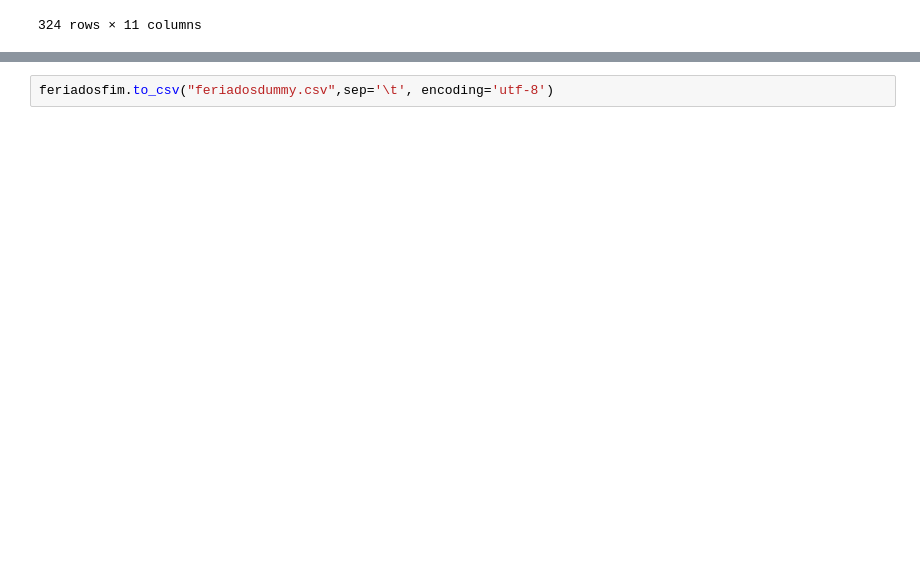
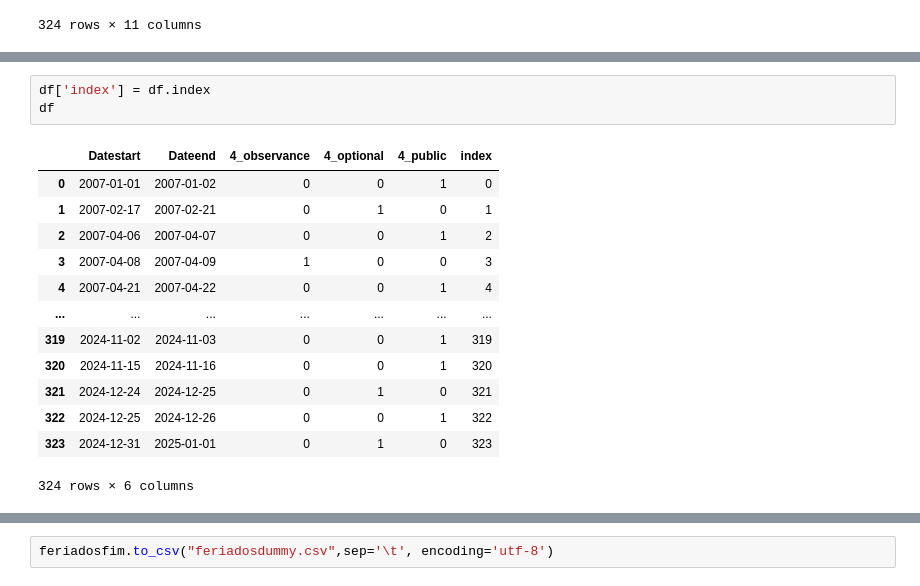
Before and after one commit to marreapato/Forecasting_Paper_XAI, a Jupyter notebook: Holidays/TreatingHolidaysData.ipynb, the cells around one changed output, grey strips where cells are left out. Drawn from its saved outputs; the diff is of its cells as text; blank space fills up the shorter version.

```diff
--- a/Holidays/TreatingHolidaysData.ipynb
+++ b/Holidays/TreatingHolidaysData.ipynb
@@ -66,0 +95,17 @@ feriadosfim.head()
+# %%
+df['index'] = df.index
+df
+# %% [output]
+|  | Datestart | Dateend | 4_observance | 4_optional | 4_public | index |
+| 0 | 2007-01-01 | 2007-01-02 | 0 | 0 | 1 | 0 |
+| 1 | 2007-02-17 | 2007-02-21 | 0 | 1 | 0 | 1 |
+| 2 | 2007-04-06 | 2007-04-07 | 0 | 0 | 1 | 2 |
+| 3 | 2007-04-08 | 2007-04-09 | 1 | 0 | 0 | 3 |
+| 4 | 2007-04-21 | 2007-04-22 | 0 | 0 | 1 | 4 |
+| ... | ... | ... | ... | ... | ... | ... |
+| 319 | 2024-11-02 | 2024-11-03 | 0 | 0 | 1 | 319 |
+| 320 | 2024-11-15 | 2024-11-16 | 0 | 0 | 1 | 320 |
+| 321 | 2024-12-24 | 2024-12-25 | 0 | 1 | 0 | 321 |
+| 322 | 2024-12-25 | 2024-12-26 | 0 | 0 | 1 | 322 |
+| 323 | 2024-12-31 | 2025-01-01 | 0 | 1 | 0 | 323 |
+324 rows × 6 columns
```
Also changed, not shown: parts of 4 cells of this notebook.
